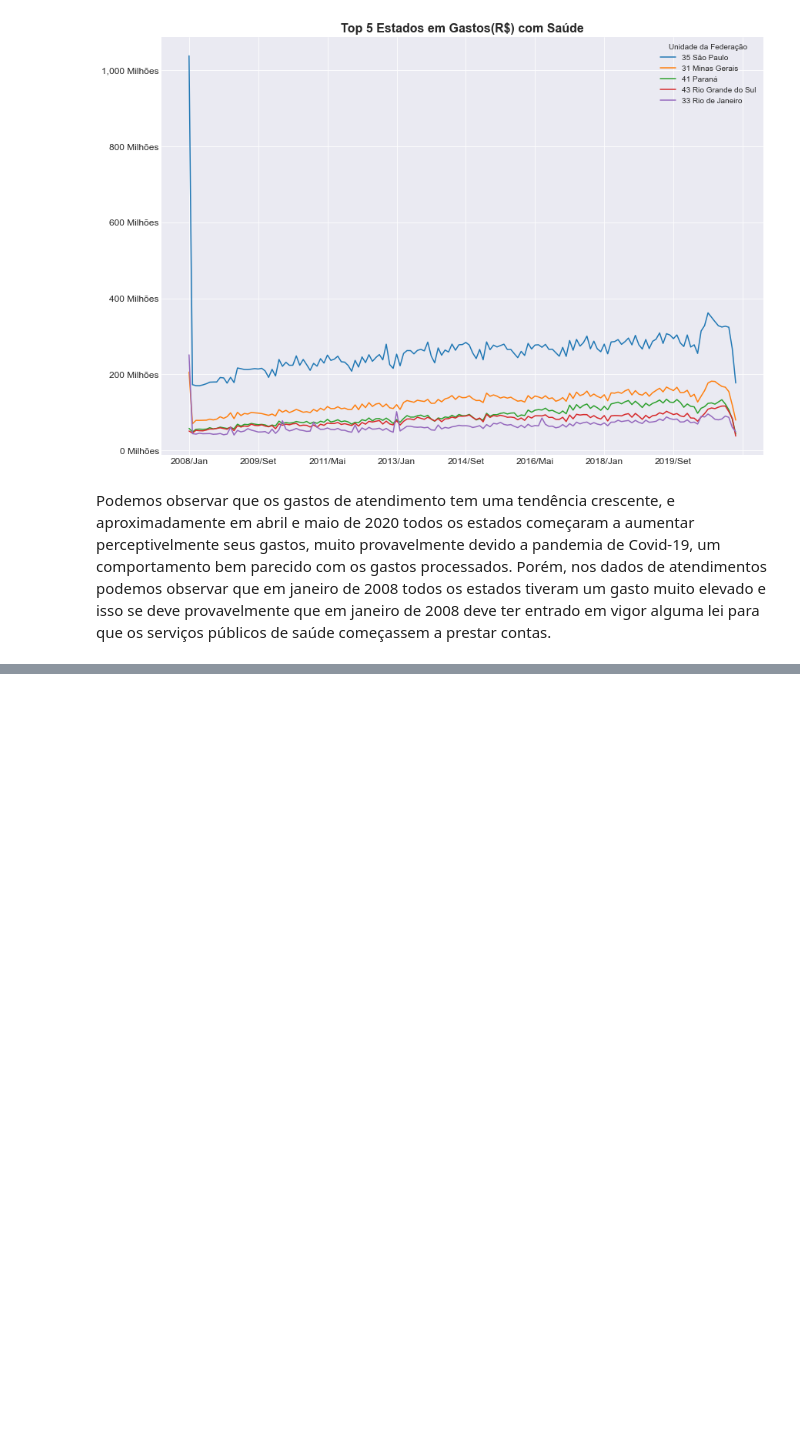
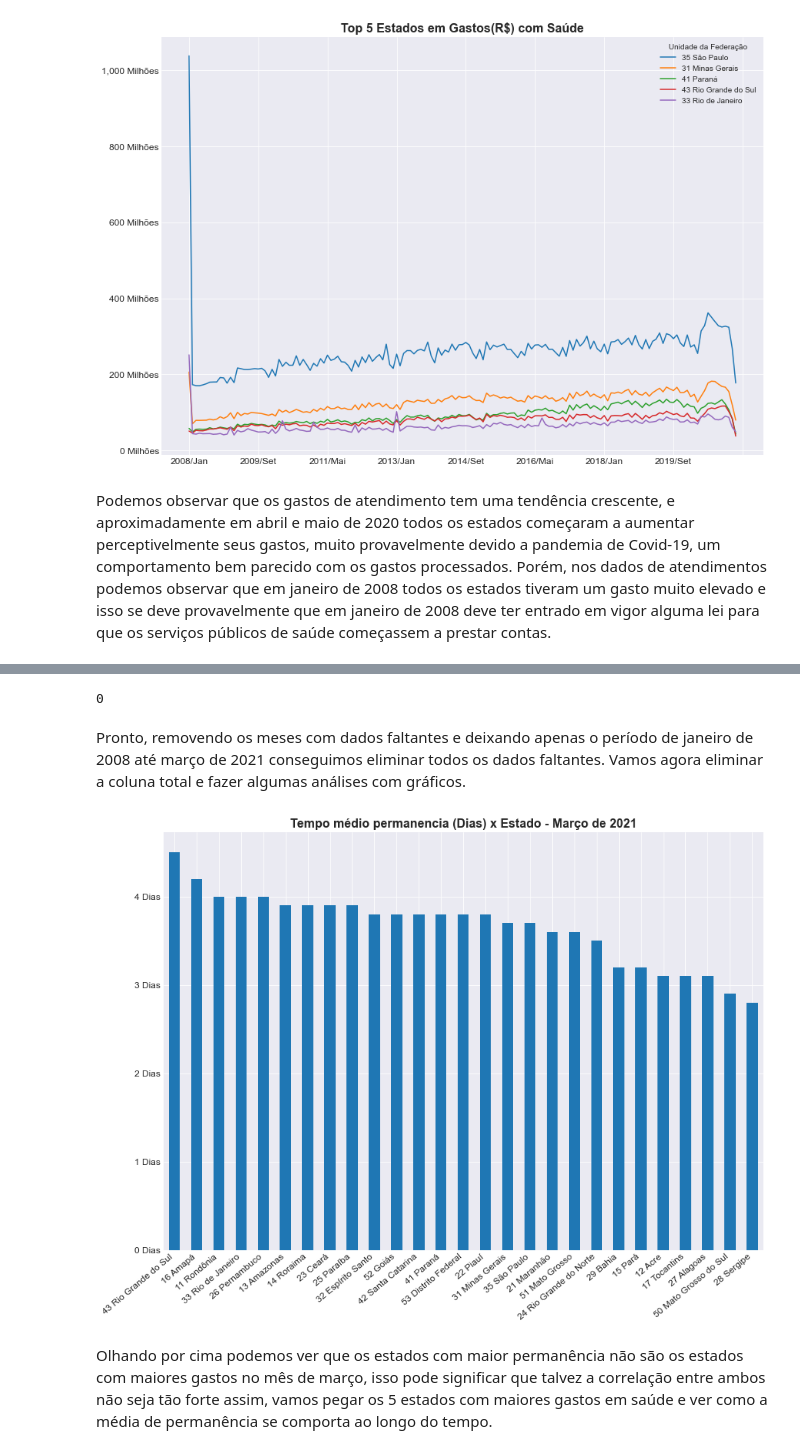
Before and after one commit to iplusl/Analise-gastos-publico-saude, a Jupyter notebook: notebooks/notebook.ipynb, the cells around one changed output, grey strips where cells are left out. Cells and saved outputs as stored; diff of their text form; code cells hidden in the pictures; blank space fills up the shorter version.

Commit message:
Commit dados dias de permanencia

```diff
--- a/notebooks/notebook.ipynb
+++ b/notebooks/notebook.ipynb
@@ -379,0 +416,3 @@ Podemos observar que os gastos de atendimento tem uma tendência crescente, e ap
+# %%
+meses_faltantes = [index for index, value in media_permanencia.isnull().sum().to_dict().items() if value > 0]
+meses_faltantes[0:5]
@@ -379,0 +425,29 @@ Podemos observar que os gastos de atendimento tem uma tendência crescente, e ap
+# %%
+meses_faltantes+=["2007/Ago", "2007/Set", "2007/Out", "2007/Nov", "2007/Dez"]
+# %%
+media_permanencia = media_permanencia.drop(meses_faltantes, axis=1)
+# %%
+media_permanencia.isnull().sum().sum()
+# %% [output]
+0
+# %% [markdown]
+Pronto, removendo os meses com dados faltantes e deixando apenas o período de janeiro de 2008 até março de 2021 conseguimos eliminar todos os dados faltantes. Vamos agora eliminar a coluna total e fazer algumas análises com gráficos.
+# %%
+media_permanencia = media_permanencia.drop("Total", axis=1)
+# %%
+ax = media_permanencia["2021/Mar"].sort_values(ascending=False).plot(kind="bar", figsize=(14,10))
+
+ticks_loc = ax.get_yticks().tolist()
+ax.yaxis.set_major_locator(ticker.FixedLocator(ticks_loc))
+ax.set_yticklabels(['{:,.0f}'.format(x) + ' Dias' for x in ax.get_yticks()])
+ax.tick_params(axis = 'both', which = 'major', labelsize = 12)
+ax.legend().set_visible(False)
+ax.set_xticklabels(media_permanencia["2021/Mar"].sort_values(ascending=False).index.to_list(), rotation = 40, ha="right")
+
+plt.title("Tempo médio permanencia (Dias) x Estado - Março de 2021", fontdict = {"fontsize":16, "fontweight":"bold"})
+plt.xlabel("")
+plt.show()
+# %% [output]
+[figure, added]
+# %% [markdown]
+Olhando por cima podemos ver que os estados com maior permanência não são os estados com maiores gastos no mês de março, isso pode significar que talvez a correlação entre ambos não seja tão forte assim, vamos pegar os 5 estados com maiores gastos em saúde e ver como a média de permanência se comporta ao longo do tempo.
```
Also changed, not shown: parts of 15 cells of this notebook, 1 other file.
